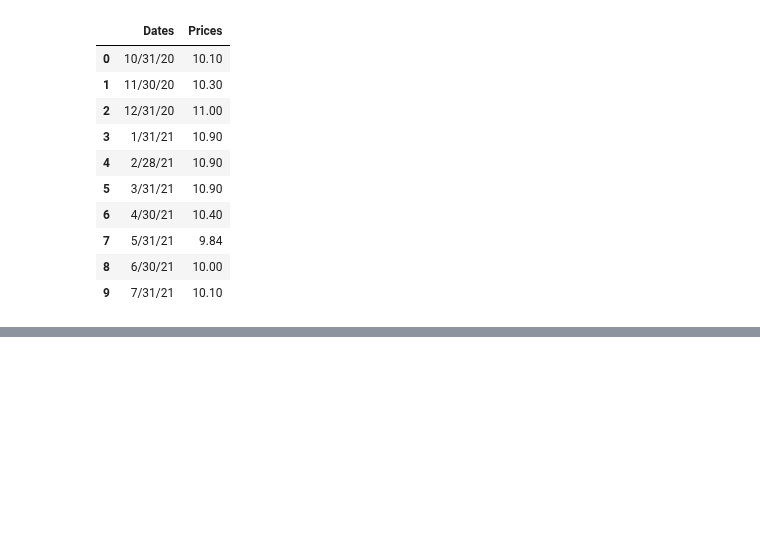
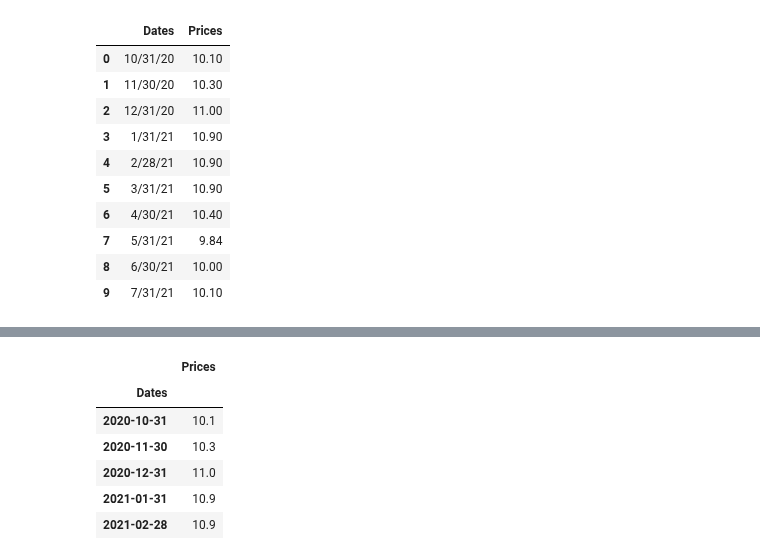
Before and after one commit to Akshay-Paunikar/Forage_Virtual_Internship_Program, a Jupyter notebook: JP Morgan Chase & Co/Quantitative Research/Task 1 - Investigate and analyze price data/Task_1_Investigate_and_analyze_price_data.ipynb, the cells around one changed output, grey strips where cells are left out. Saved outputs shown, nothing was run; the diff lists cells and outputs as text; code cells hidden in the pictures; blank space fills up the shorter version.

```diff
--- a/JP Morgan Chase & Co/Quantitative Research/Task 1 - Investigate and analyze price data/Task_1_Investigate_and_analyze_price_data.ipynb
+++ b/JP Morgan Chase & Co/Quantitative Research/Task 1 - Investigate and analyze price data/Task_1_Investigate_and_analyze_price_data.ipynb
@@ -70,0 +131,12 @@ nat_gas.head(10)
+# %%
+# set index as Dates
+nat_gas.set_index("Dates", inplace=True, drop=True)
+nat_gas.head()
+# %% [output]
+|  | Prices |
+| Dates |  |
+| 2020-10-31 | 10.1 |
+| 2020-11-30 | 10.3 |
+| 2020-12-31 | 11.0 |
+| 2021-01-31 | 10.9 |
+| 2021-02-28 | 10.9 |
```
Also changed, not shown: parts of 11 cells of this notebook.
